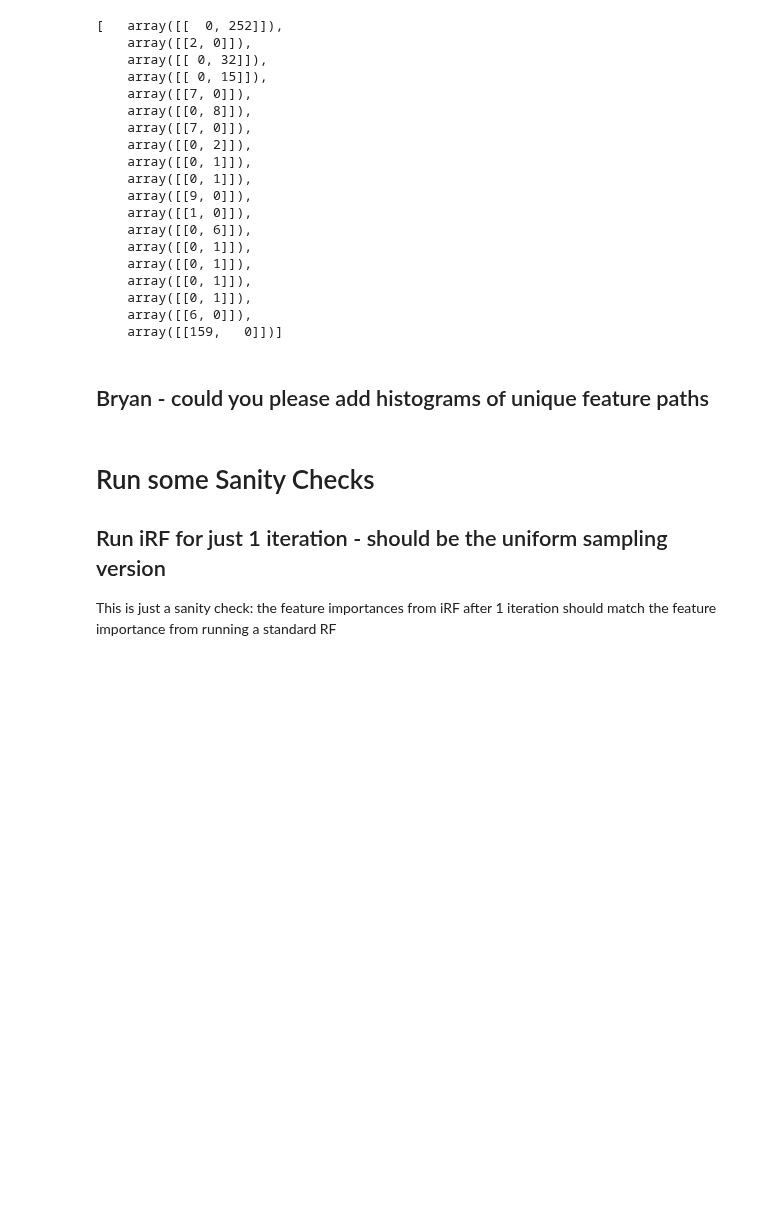
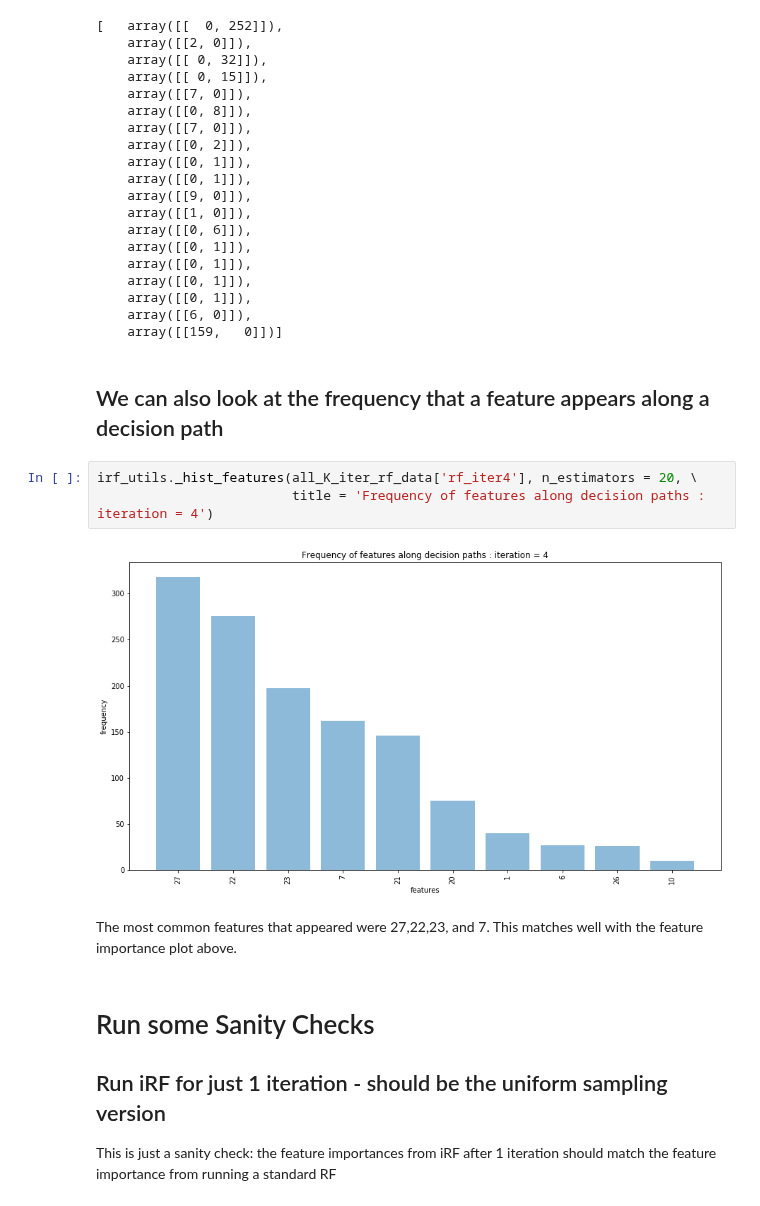
Before and after one commit to Yu-Group/scikit-learn-sandbox, a Jupyter notebook: jupyter/26_iRF_demo.ipynb, the cells around one changed output. Drawn from its saved outputs; the diff is of its cells as text; blank space fills up the shorter version.

Commit message:
added feature histogram

```diff
--- a/jupyter/26_iRF_demo.ipynb
+++ b/jupyter/26_iRF_demo.ipynb
@@ -339,8 +340,15 @@ irf_jupyter_utils.pretty_print_dict(
     array([[0, 1]]),
     array([[6, 0]]),
     array([[159,   0]])]
-# %% [markdown]
-## Bryan - could you please add histograms of unique feature paths
+# %% [markdown]
+## We can also look at the frequency that a feature appears along a decision path
+# %%
+irf_utils._hist_features(all_K_iter_rf_data['rf_iter4'], n_estimators = 20, \
+                         title = 'Frequency of features along decision paths : iteration = 4')
+# %% [output]
+[figure, added]
+# %% [markdown]
+The most common features that appeared were 27,22,23, and 7. This matches well with the feature importance plot above.
 # %% [markdown]
 # Run some Sanity Checks
 
```
Also changed, not shown: parts of 4 cells of this notebook, 1 other file.
